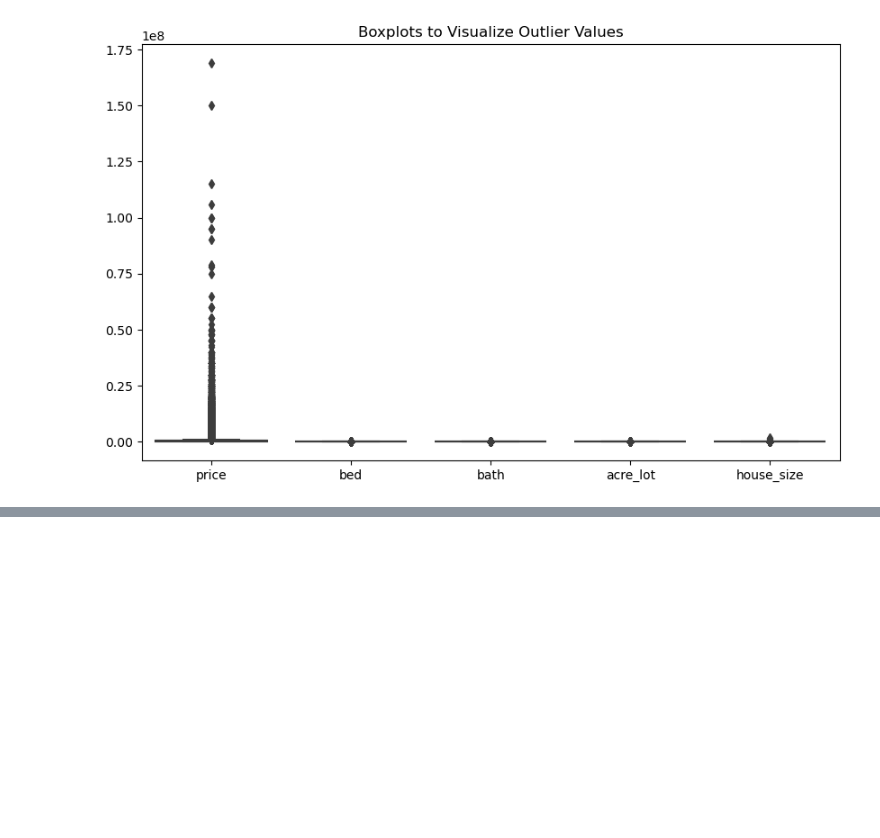
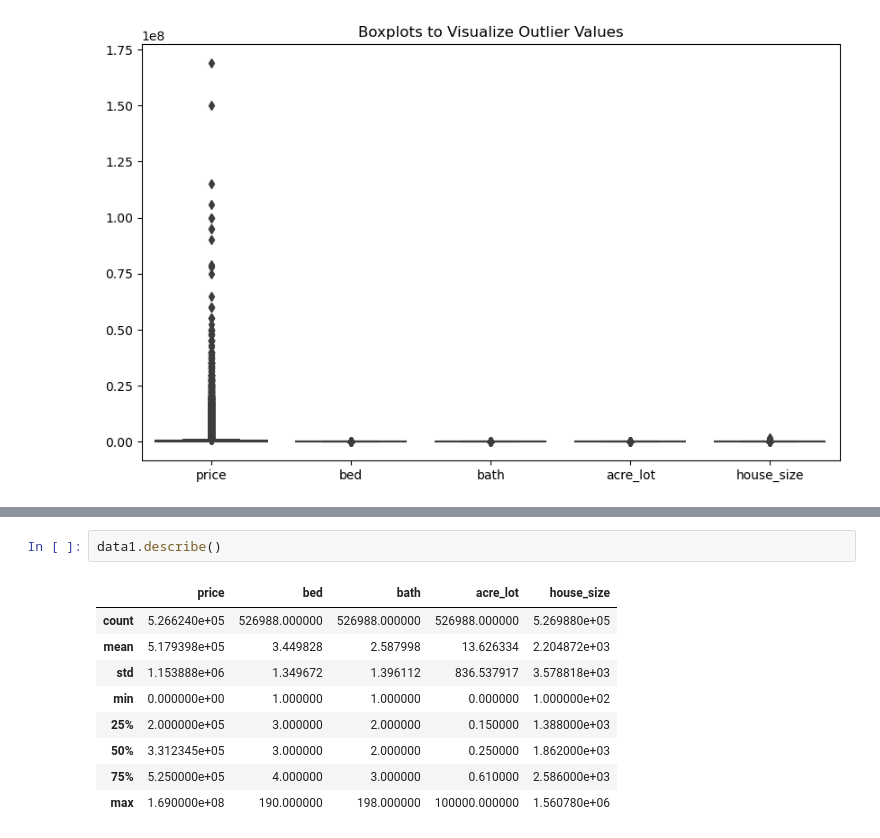
Before and after one commit to PM696/SpringboardBootCamp_DataScience, a Jupyter notebook: Capstone_Two_Data_Wrangling-main/EDA_Price_prediction_CapstoneTwo.ipynb, the cells around one changed output, grey strips where cells are left out. Saved outputs shown, nothing was run; the diff lists cells and outputs as text; blank space fills up the shorter version.

```diff
--- a/Capstone_Two_Data_Wrangling-main/EDA_Price_prediction_CapstoneTwo.ipynb
+++ b/Capstone_Two_Data_Wrangling-main/EDA_Price_prediction_CapstoneTwo.ipynb
@@ -144,0 +130,12 @@ plt.show();
+# %%
+data1.describe()
+# %% [output]
+|  | price | bed | bath | acre_lot | house_size |
+| count | 5.266240e+05 | 526988.000000 | 526988.000000 | 526988.000000 | 5.269880e+05 |
+| mean | 5.179398e+05 | 3.449828 | 2.587998 | 13.626334 | 2.204872e+03 |
+| std | 1.153888e+06 | 1.349672 | 1.396112 | 836.537917 | 3.578818e+03 |
+| min | 0.000000e+00 | 1.000000 | 1.000000 | 0.000000 | 1.000000e+02 |
+| 25% | 2.000000e+05 | 3.000000 | 2.000000 | 0.150000 | 1.388000e+03 |
+| 50% | 3.312345e+05 | 3.000000 | 2.000000 | 0.250000 | 1.862000e+03 |
+| 75% | 5.250000e+05 | 4.000000 | 3.000000 | 0.610000 | 2.586000e+03 |
+| max | 1.690000e+08 | 190.000000 | 198.000000 | 100000.000000 | 1.560780e+06 |
```
Also changed, not shown: parts of 5 cells of this notebook.
